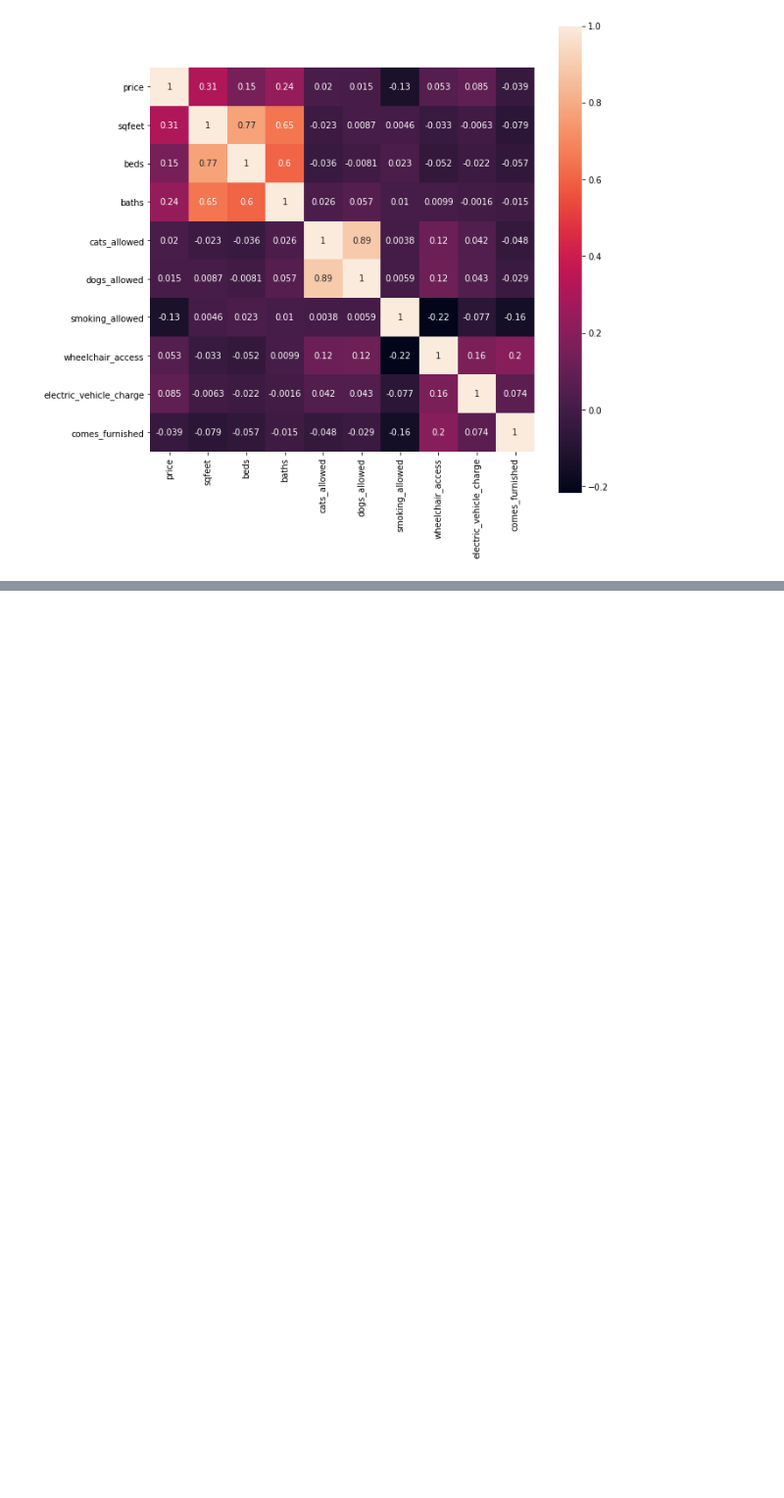
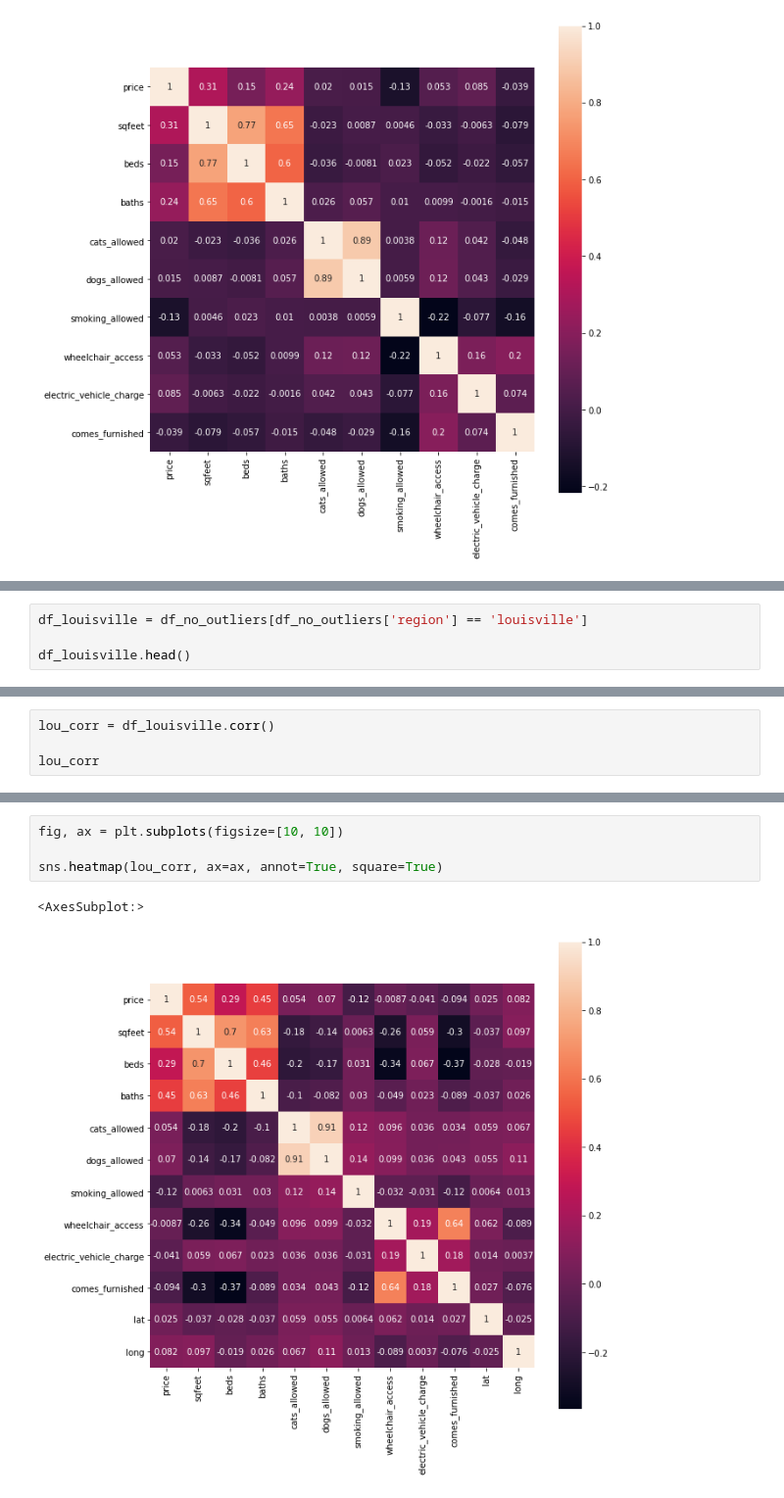
Before and after one commit to moferg/usa-housing-analysis, a Jupyter notebook: usa_housing_analysis.ipynb, the cells around one changed output, grey strips where cells are left out. Shown at 98% size. Saved outputs shown, nothing was run; the diff lists cells and outputs as text; blank space fills up the shorter version.

Commit message:
added correlation matrix and heatmap for louisville ky data

```diff
--- a/usa_housing_analysis.ipynb
+++ b/usa_housing_analysis.ipynb
@@ -499,0 +502,4 @@ sns.heatmap(corr, ax=ax, annot=True, square=True)
+# %%
+df_louisville = df_no_outliers[df_no_outliers['region'] == 'louisville']
+
+df_louisville.head()
@@ -499,0 +538,4 @@ sns.heatmap(corr, ax=ax, annot=True, square=True)
+# %%
+lou_corr = df_louisville.corr()
+
+lou_corr
@@ -499,0 +556,7 @@ sns.heatmap(corr, ax=ax, annot=True, square=True)
+# %%
+fig, ax = plt.subplots(figsize=[10, 10])
+
+sns.heatmap(lou_corr, ax=ax, annot=True, square=True)
+# %% [output]
+<AxesSubplot:>
+[figure, added]
```
Also changed, not shown: parts of 9 cells of this notebook.
